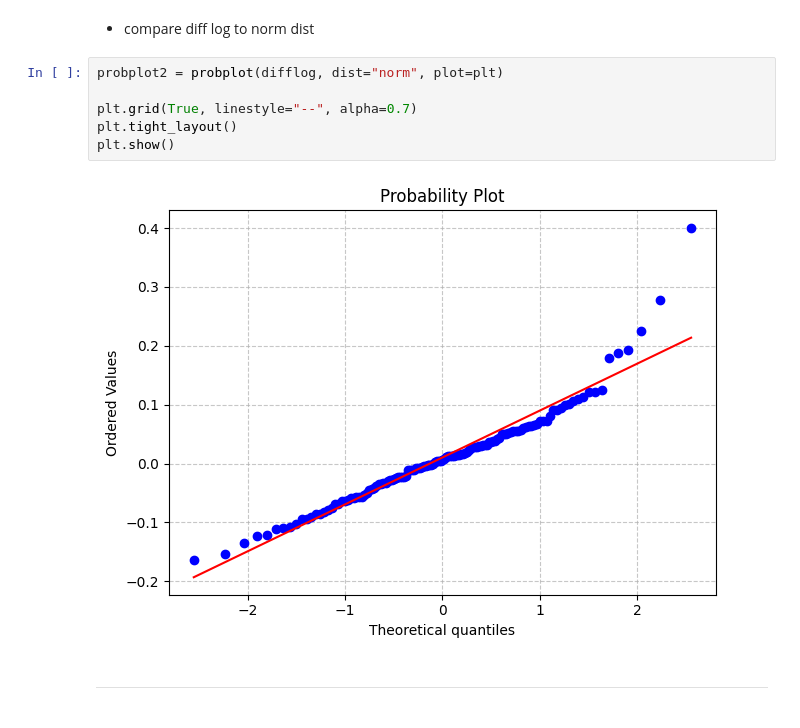
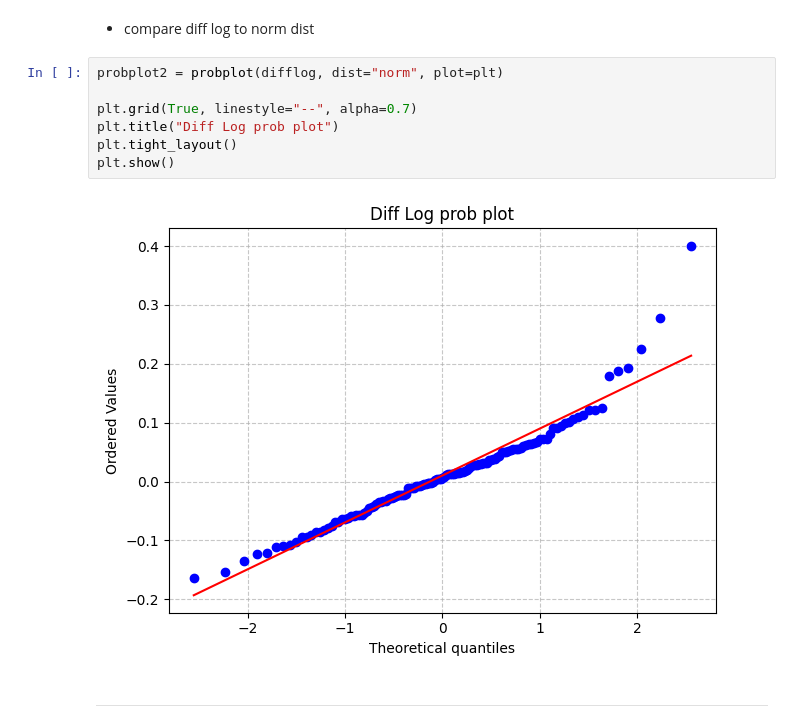
Before and after one commit to anbit192/stocks-anime-analyze, a Jupyter notebook: codes/nintendo-arima.ipynb, the cells around one changed output. Cells and saved outputs as stored; diff of their text form.

```diff
--- a/codes/nintendo-arima.ipynb
+++ b/codes/nintendo-arima.ipynb
@@ -106,11 +122,12 @@ plt.show()
 # %%
 probplot2 = probplot(difflog, dist="norm", plot=plt)
 
 plt.grid(True, linestyle="--", alpha=0.7)
+plt.title("Diff Log prob plot")
 plt.tight_layout()
 plt.show()
 # %% [output]
-[figure, old version]
+[figure, new version]
 # %% [markdown]
 ---
 # %% [markdown]
```
Also changed, not shown: parts of 42 cells of this notebook, 3 other files.
